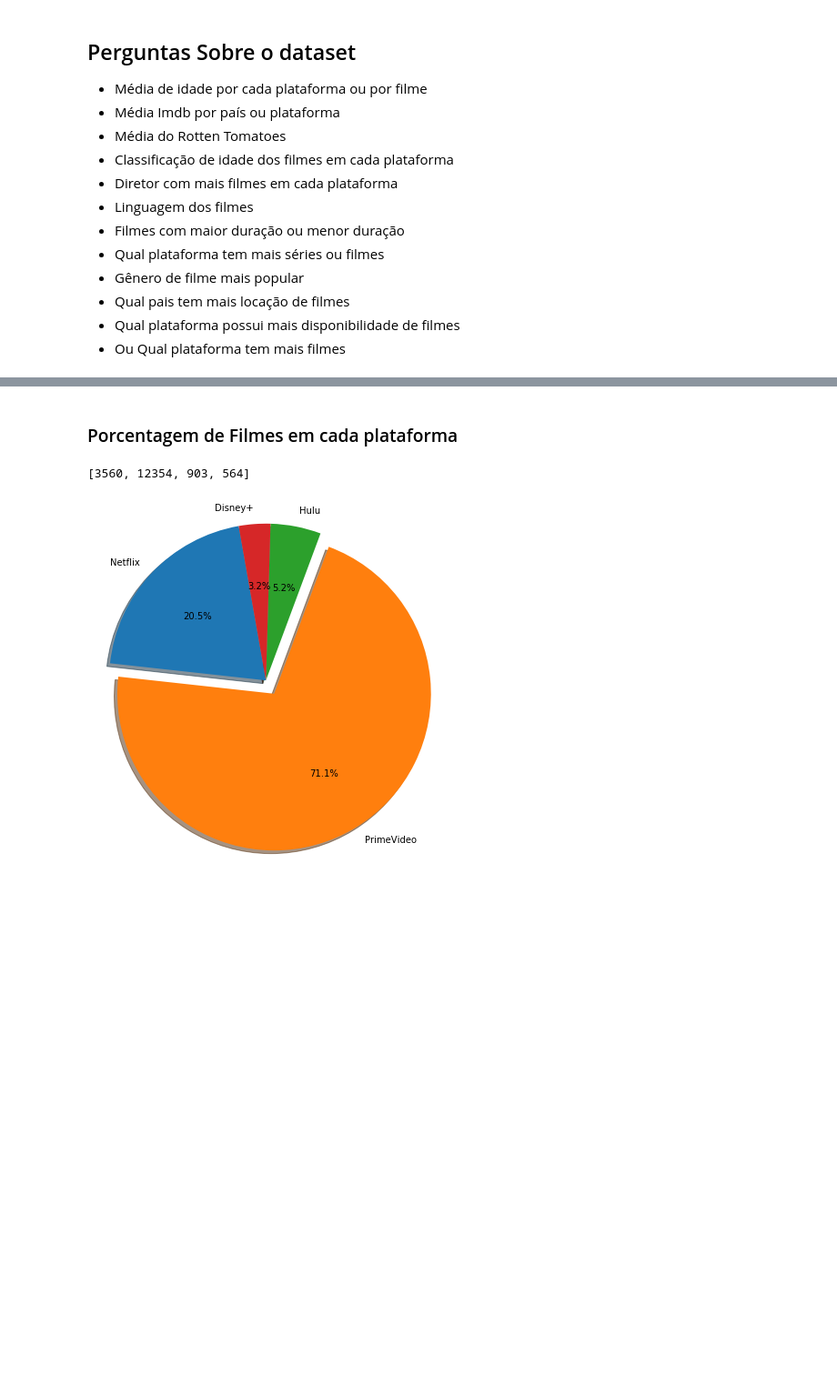
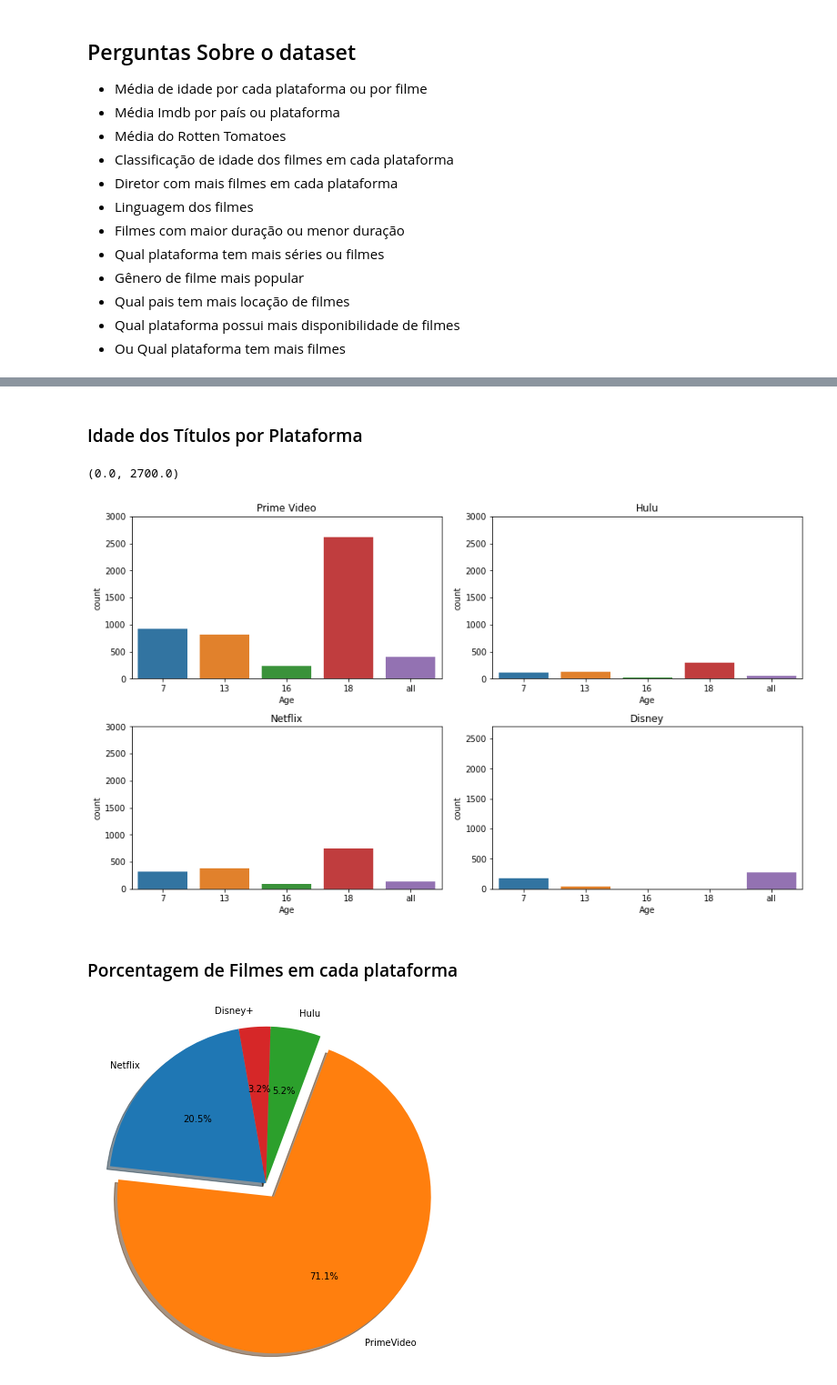
Before and after one commit to Natan10/mineracao-dados-ufc, a Jupyter notebook: Trabalho1/Trabalho1-mineração.ipynb, the cells around one changed output, grey strips where cells are left out. Shown: that part at 91% size. Drawn from its saved outputs; the diff is of its cells as text; code cells hidden in the pictures; blank space fills up the shorter version.

```diff
--- a/Trabalho1/Trabalho1-mineração.ipynb
+++ b/Trabalho1/Trabalho1-mineração.ipynb
@@ -85,3 +160,33 @@ dataD = data[data['Disney+'] == 1][['ID','Title','Year','Age','IMDb','Rotten Tom
+# %% [markdown]
+### Idade dos Títulos por Plataforma
+# %%
+# Separação das Plataformas
+
+data_prime = data[data['Prime Video'] == 1].iloc[:,[1,2,3,4,5,6,7,11,12,13,14,15,16]]
+data_netflix = data[data['Netflix'] == 1].iloc[:,[1,2,3,4,5,6,8,11,12,13,14,15,16]]
+data_hulu = data[data['Hulu'] == 1].iloc[:,[1,2,3,4,5,6,7,9,12,13,14,15,16]]
+data_disney = data[data['Disney+'] == 1].iloc[:,[1,2,3,4,5,6,10,11,12,13,14,15,16]]
+# %%
+fig,axs = plt.subplots(nrows = 2,ncols = 2,figsize=(12,7),constrained_layout=True)
+
+sns.countplot(x='Age',data=data_prime,ax=axs[0][0],order=order)
+axs[0][0].set_title('Prime Video')
+axs[0][0].set_ylim(0,3000)
+
+sns.countplot(x='Age',data=data_hulu,ax=axs[0][1],order=order)
+axs[0][1].set_title('Hulu')
+axs[0][1].set_ylim(0,3000)
+
+sns.countplot(x='Age',data=data_netflix,ax=axs[1][0],order=order)
+axs[1][0].set_title('Netflix')
+axs[1][0].set_ylim(0,3000)
+
+sns.countplot(x='Age',data=data_disney,ax=axs[1][1],order=order)
+axs[1][1].set_title('Disney')
+axs[1][1].set_ylim(0,2700)
+# %% [output]
+(0.0, 2700.0)
+[figure, added]
 # %% [markdown]
 ### Porcentagem de Filmes em cada plataforma
 # %%
@@ -94,9 +199,6 @@ values['Hulu'] = len(data[data['Hulu'] == 1])
 values['Disney+'] = len(data[data['Disney+'] == 1])
 
 sizes = list(values.values())
-sizes
-# %% [output]
-[3560, 12354, 903, 564]
 # %%
 fig, axes = plt.subplots(figsize=(7,7))
 explode = (0, 0.1, 0, 0)
```
Also changed, not shown: parts of 22 cells of this notebook, 1 other file.
